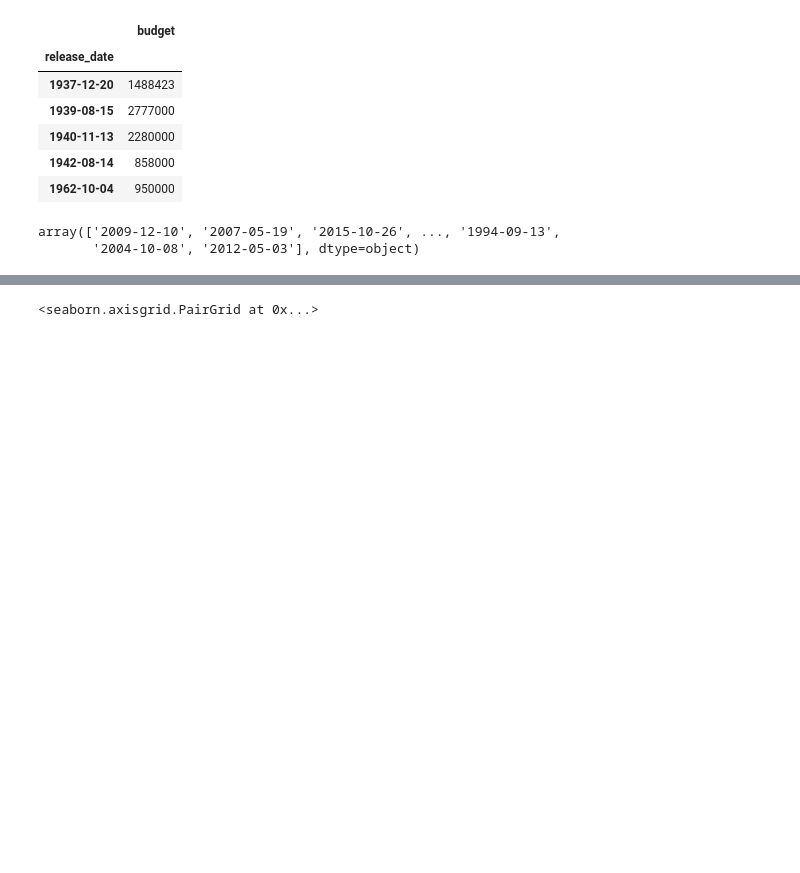
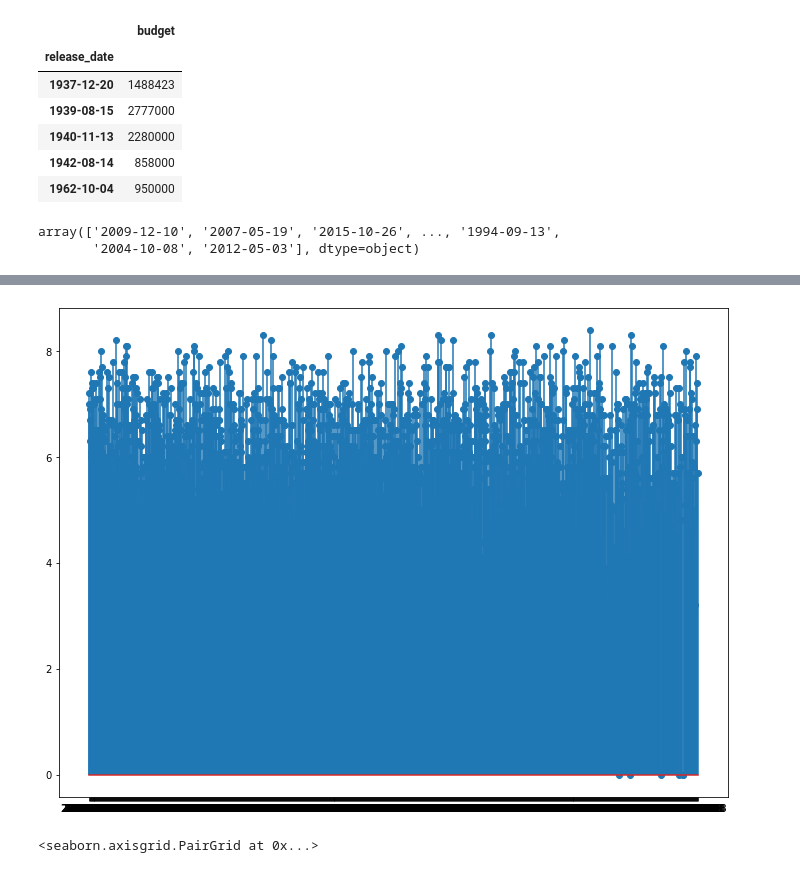
Before and after one commit to vlad98rus/-netology_pyda, a Jupyter notebook: pyda-10-hw_v1.ipynb, the cells around one changed output, grey strips where cells are left out. Drawn from its saved outputs; the diff is of its cells as text; code cells hidden in the pictures; blank space fills up the shorter version.

```diff
--- a/pyda-10-hw_v1.ipynb
+++ b/pyda-10-hw_v1.ipynb
@@ -87,3 +90,13 @@ array(['2009-12-10', '2007-05-19', '2015-10-26', ..., '1994-09-13',
+# %%
+import  matplotlib.pyplot as plt
+
+x = df['release_date']
+y = df['vote_average']
+
+plt.stem(x, y, use_line_collection=True)
+plt.show()
+# %% [output]
+[figure, added]
 # %%
 import seaborn as sns
 # %%
```
Also changed, not shown: parts of 9 cells of this notebook.
